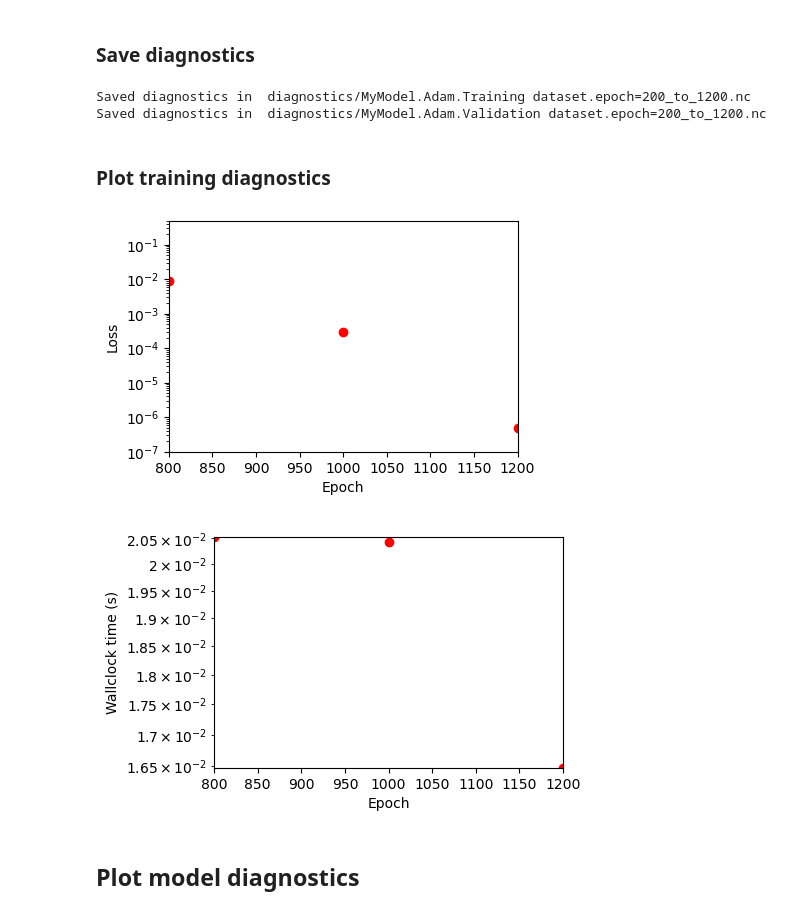
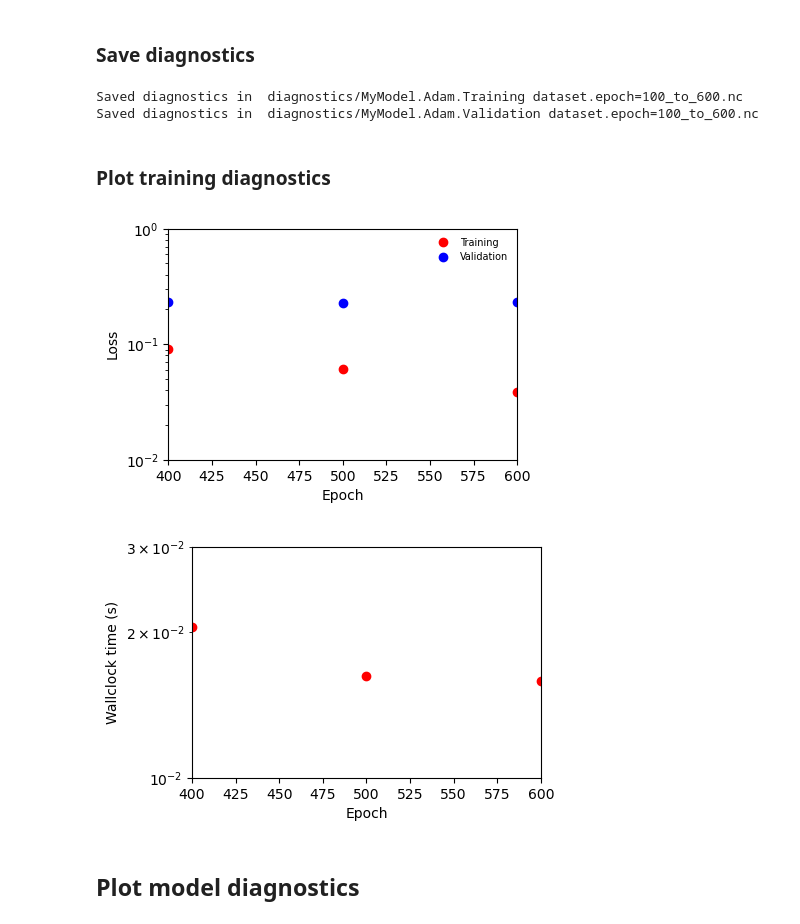
Before and after one commit to jankazil/torch-tk, a Jupyter notebook: notebooks/HowTo.ipynb, the cells around one changed output. Cells and saved outputs as stored; diff of their text form; code cells hidden in the pictures.

```diff
--- a/notebooks/HowTo.ipynb
+++ b/notebooks/HowTo.ipynb
@@ -198,7 +198,7 @@ bs = 20
 Number of epoch cycles, number of epochs in each cycle, number of epochs before storing training diagnostics
 # %%
 epoch_cycles = 3
-epochs = 200
+epochs = 100
 training_diag_step = epochs
 # %% [markdown]
 ## Initialize diagnostics
@@ -212,7 +212,7 @@ valid_diagnostics = Diagnostics(model_name,optimizer_name,lr,bs,description=vali
 # %%
 for cycle in range(epoch_cycles):
     # Training
-    trainer.train_with_data(x_train,y_train,bs,epochs,epoch_diag_step=training_diag_step)
+    trainer.train_with_data(x_train,y_train,bs,epochs,epoch_diag_step=training_diag_step,x_valid=x_valid,y_valid=y_valid)
     # Calculate model diagnostics
     train_diagnostics += Diagnostics.from_data(model,loss_function_sample_resolved,optimizer,lr,bs,x_train,y_train,description=train_data_description,epoch=trainer.epoch,chunk_size=2**16)
     valid_diagnostics += Diagnostics.from_data(model,loss_function_sample_resolved,optimizer,lr,bs,x_valid,y_valid,description=valid_data_description,epoch=trainer.epoch,chunk_size=2**16)
@@ -272,7 +272,7 @@ trainer = Trainer(model,optimizer,loss_function,epoch=epoch)
 # %%
 for cycle in range(epoch_cycles):
     # Training
-    trainer.train_with_data(x_train,y_train,bs,epochs,epoch_diag_step=training_diag_step)
+    trainer.train_with_data(x_train,y_train,bs,epochs,epoch_diag_step=training_diag_step,x_valid=x_valid,y_valid=y_valid)
     # Calculate model diagnostics
     train_diagnostics += Diagnostics.from_data(model,loss_function_sample_resolved,optimizer,lr,bs,x_train,y_train,description=train_data_description,epoch=trainer.epoch,chunk_size=2**16)
     valid_diagnostics += Diagnostics.from_data(model,loss_function_sample_resolved,optimizer,lr,bs,x_valid,y_valid,description=valid_data_description,epoch=trainer.epoch,chunk_size=2**16)
@@ -290,18 +290,18 @@ check_point_file = checkpoint_manager.save(trainer.epoch)
 train_diag_file = train_diagnostics.to_netcdf(diagnostics_dir)
 valid_diag_file = valid_diagnostics.to_netcdf(diagnostics_dir)
 # %% [output]
-Saved diagnostics in  diagnostics/MyModel.Adam.Training dataset.epoch=200_to_1200.nc
-Saved diagnostics in  diagnostics/MyModel.Adam.Validation dataset.epoch=200_to_1200.nc
+Saved diagnostics in  diagnostics/MyModel.Adam.Training dataset.epoch=100_to_600.nc
+Saved diagnostics in  diagnostics/MyModel.Adam.Validation dataset.epoch=100_to_600.nc
 # %% [markdown]
 ### Plot training diagnostics
 # %%
-trainer.plot_loss(figsize=(4.5, 3),font_factor=1,ylim=[1E-7,5E-1])
+trainer.plot_loss(figsize=(4.5, 3),font_factor=1,ylim=[1E-2,1])
 # %% [output]
-[figure, old version]
+[figure, new version]
 # %%
-trainer.plot_wallclock_time(figsize=(4.5, 3),font_factor=1)
+trainer.plot_wallclock_time(figsize=(4.5, 3),font_factor=1,ylim=[1E-2,3e-2])
 # %% [output]
-[figure, old version]
+[figure, new version]
 # %% [markdown]
 ## Plot model diagnostics
 # %% [markdown]
```
Also changed, not shown: parts of 8 cells of this notebook.
